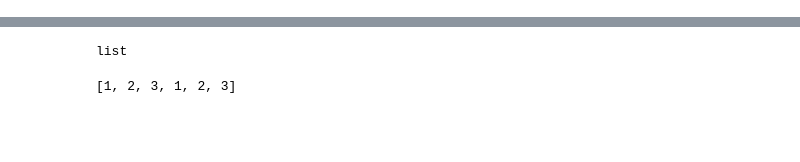
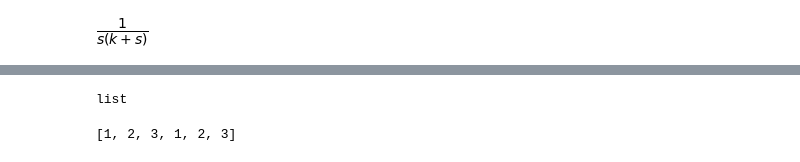
Before and after one commit to alchemyst/Skogestad-Python, a Jupyter notebook: notebooks/CBT700 blockweek 1.ipynb, the cells around one changed output, grey strips where cells are left out. Saved outputs shown, nothing was run; the diff lists cells and outputs as text; code cells hidden in the pictures; blank space fills up the shorter version.

```diff
--- a/notebooks/CBT700 blockweek 1.ipynb
+++ b/notebooks/CBT700 blockweek 1.ipynb
@@ -6,6 +7,10 @@ t, k = sympy.symbols('t, k', positive=True)
 s = sympy.symbols('s')
 # %%
 Vs = (1/s)*(1/(s + k))
+# %%
+Vs
+# %% [output]
+[figure, added]
 # %%
 sympy.inverse_laplace_transform(Vs, s, t)
 # %% [output]
```
Also changed, not shown: parts of 58 cells of this notebook.
